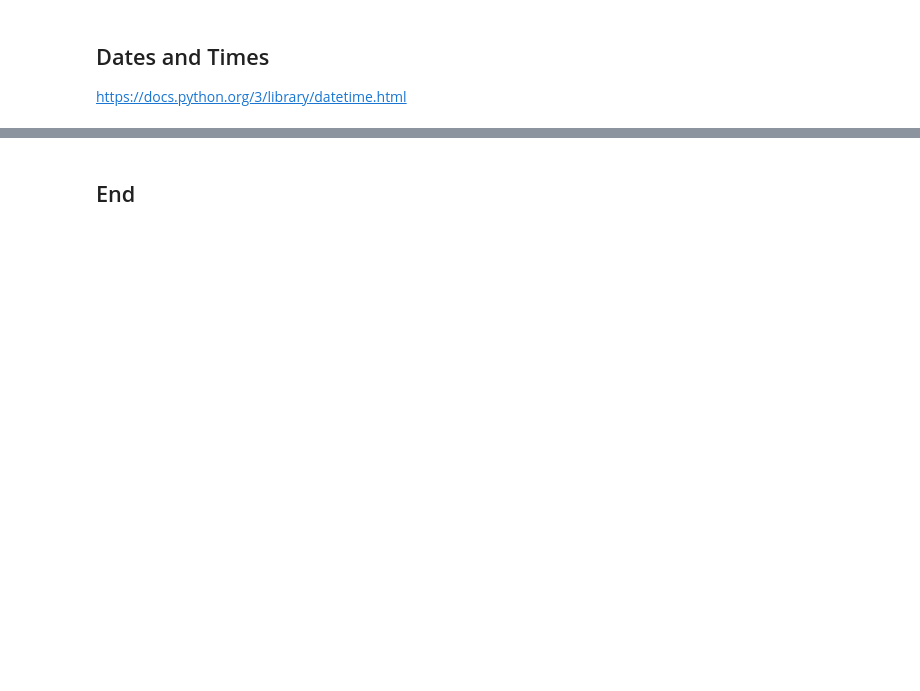
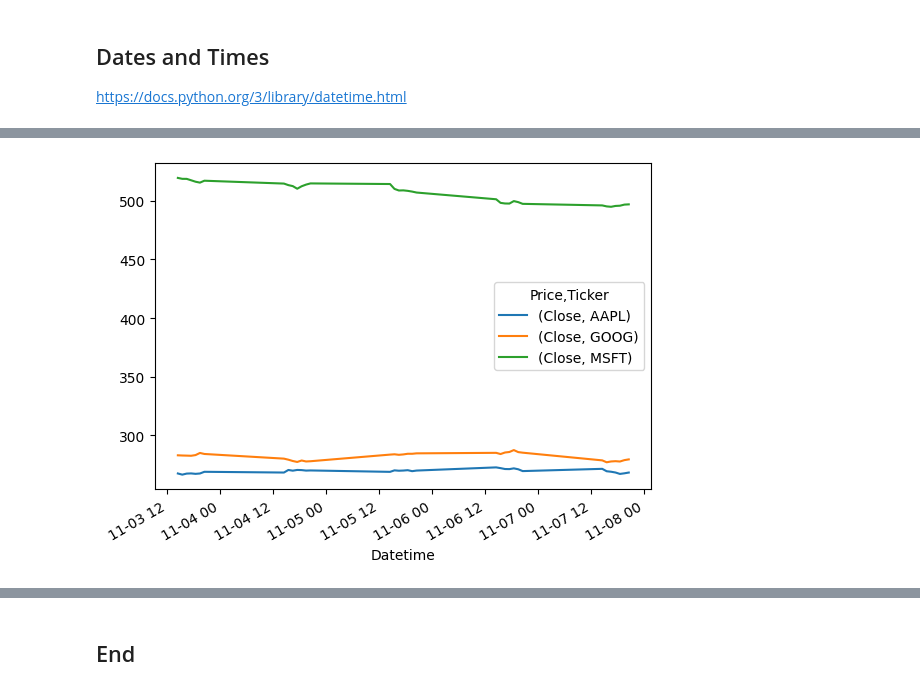
Before and after one commit to ianmcloughlin/computer-infrastructure, a Jupyter notebook: materials/yfinance.ipynb, the cells around one changed output, grey strips where cells are left out. Saved outputs shown, nothing was run; the diff lists cells and outputs as text; code cells hidden in the pictures; blank space fills up the shorter version.

```diff
--- a/materials/yfinance.ipynb
+++ b/materials/yfinance.ipynb
@@ -315,0 +374,5 @@ df.to_csv("../data/" + dt.datetime.now().strftime("%Y%m%d-%H%M%S") + ".csv")
+# %%
+# The closing price for all three.
+df[[( 'Close', 'AAPL'), ('Close', 'GOOG'), ( 'Close', 'MSFT')]].plot();
+# %% [output]
+[figure, added]
```
Also changed, not shown: parts of 22 cells of this notebook, 4 other files.
